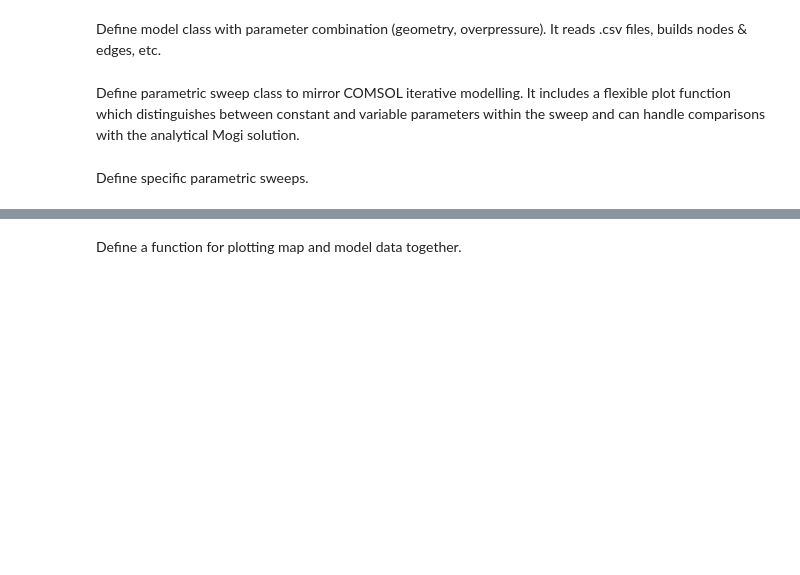
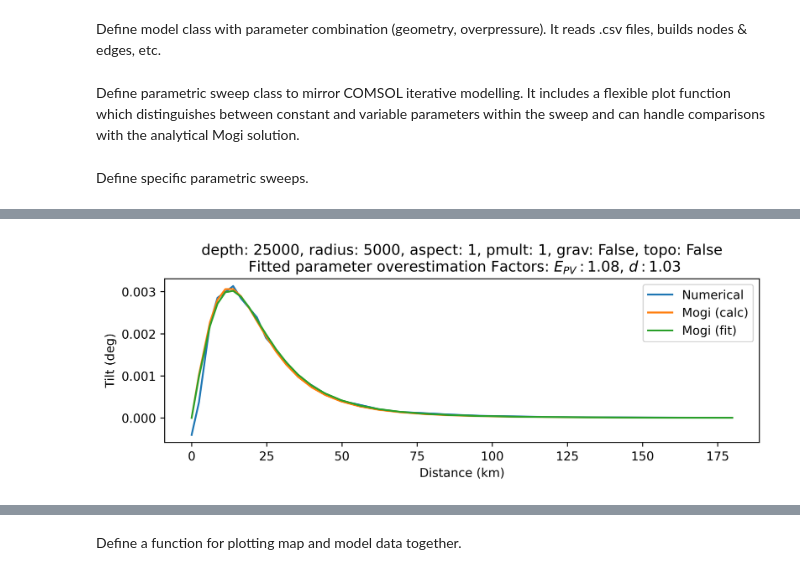
Before and after one commit to hernypeterson/thesis, a Jupyter notebook: code.ipynb, the cells around one changed output, grey strips where cells are left out. Saved outputs shown, nothing was run; the diff lists cells and outputs as text; code cells hidden in the pictures; blank space fills up the shorter version.

```diff
--- a/code.ipynb
+++ b/code.ipynb
@@ -738,0 +758,4 @@ grav_topo_test.plot(mogi_calc=True, mogi_fit=True)
+# %%
+mogi_test_sweep.plot(calc_mogi=True, fit_mogi=True, )#name='mogi-test'
+# %% [output]
+[figure, added]
```
Also changed, not shown: parts of 13 cells of this notebook, 3 other files.
